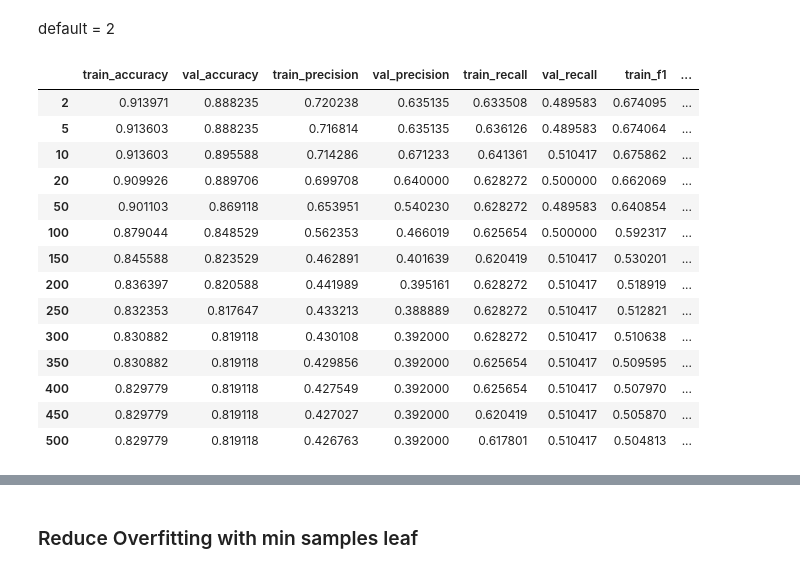
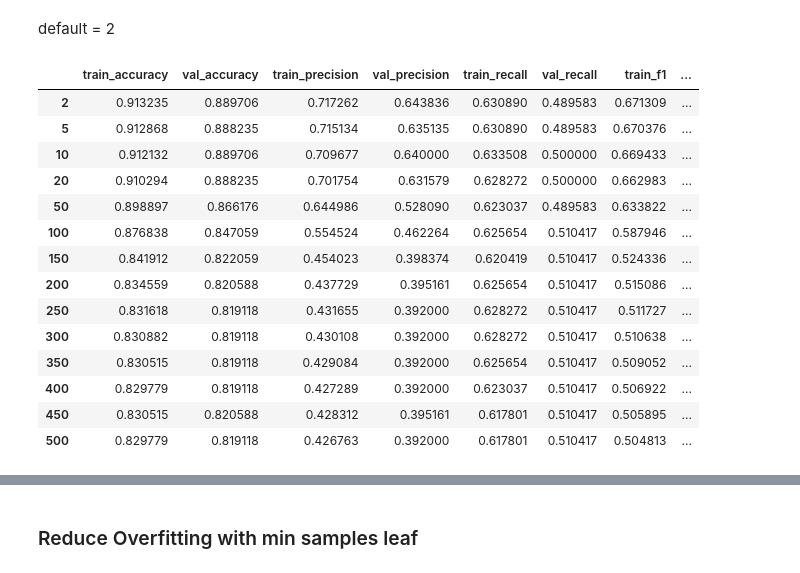
Before and after one commit to chuannarongvat/internship_c_dataset_1, a Jupyter notebook: notebooks/2.5_random-forest.ipynb, the cells around one changed output, grey strips where cells are left out. Drawn from its saved outputs; the diff is of its cells as text; code cells hidden in the pictures.

```diff
--- a/notebooks/2.5_random-forest.ipynb
+++ b/notebooks/2.5_random-forest.ipynb
@@ -836,7 +827,7 @@ val_f1 = []
 val_roc_auc = []
 
 for i in max_depth:
-    rf = RandomForestClassifier(random_state=8, class_weight='balanced', n_estimators=400, max_depth=i).fit(X_train, y_train)
+    rf = RandomForestClassifier(random_state=8, class_weight='balanced', n_estimators=500, max_depth=i).fit(X_train, y_train)
     y_train_preds = rf.predict(X_train)
     y_val_preds = rf.predict(X_val)
 
@@ -885,6 +876,6 @@ plot_performance(max_depth, 'Max Depth')
 # %% [markdown]
 #### max_depth = 5
 # %%
-rf_max_depth = RandomForestClassifier(random_state=8, class_weight='balanced', n_estimators=400, max_depth=5)
+rf_max_depth = RandomForestClassifier(random_state=8, class_weight='balanced', n_estimators=500, max_depth=5)
 rf_max_depth.fit(X_train, y_train)
 # %% [output]
@@ -921,52 +912,52 @@ val_f1 = []
 val_roc_auc = []
 
 for i in min_samples_split:
-    rf = RandomForestClassifier(random_state=8, class_weight='balanced', n_estimators=400, max_depth=5, min_samples_split=i).fit(X_train, y_train)
+    rf = RandomForestClassifier(random_state=8, class_weight='balanced', n_estimators=500, max_depth=5, min_samples_split=i).fit(X_train, y_train)
     y_train_preds = rf.predict(X_train)
     y_val_preds = rf.predict(X_val)
 
     y_train_probs = rf.predict_proba(X_train)[:, 1]
     y_val_probs = rf.predict_proba(X_val)[:, 1]
 
     train_accuracy.append(accuracy_score(y_train, y_train_preds))
     train_precision.append(precision_score(y_train, y_train_preds))
     train_recall.append(recall_score(y_train, y_train_preds))
     train_f1.append(f1_score(y_train, y_train_preds))
     train_roc_auc.append(roc_auc_score(y_train, y_train_probs))
 
     val_accuracy.append(accuracy_score(y_val, y_val_preds))
     val_precision.append(precision_score(y_val, y_val_preds))
     val_recall.append(recall_score(y_val, y_val_preds))
     val_f1.append(f1_score(y_val, y_val_preds))
     val_roc_auc.append(roc_auc_score(y_val, y_val_probs))
 
 tune_min_samples_split = pd.DataFrame({'train_accuracy': train_accuracy,
                        'val_accuracy': val_accuracy,
                        'train_precision': train_precision,
                        'val_precision': val_precision,
                        'train_recall': train_recall,
                        'val_recall': val_recall,
                        'train_f1': train_f1,
                        'val_f1': val_f1,
                        'train_roc_auc': train_roc_auc,
                        'val_roc_auc': val_roc_auc}, index=min_samples_split)
 
 tune_min_samples_split
 # %% [output]
 |  | train_accuracy | val_accuracy | train_precision | val_precision | train_recall | val_recall | train_f1 | ... |
-| 2 | 0.913971 | 0.888235 | 0.720238 | 0.635135 | 0.633508 | 0.489583 | 0.674095 | ... |
-| 5 | 0.913603 | 0.888235 | 0.716814 | 0.635135 | 0.636126 | 0.489583 | 0.674064 | ... |
-| 10 | 0.913603 | 0.895588 | 0.714286 | 0.671233 | 0.641361 | 0.510417 | 0.675862 | ... |
-| 20 | 0.909926 | 0.889706 | 0.699708 | 0.640000 | 0.628272 | 0.500000 | 0.662069 | ... |
-| 50 | 0.901103 | 0.869118 | 0.653951 | 0.540230 | 0.628272 | 0.489583 | 0.640854 | ... |
-| 100 | 0.879044 | 0.848529 | 0.562353 | 0.466019 | 0.625654 | 0.500000 | 0.592317 | ... |
-| 150 | 0.845588 | 0.823529 | 0.462891 | 0.401639 | 0.620419 | 0.510417 | 0.530201 | ... |
-| 200 | 0.836397 | 0.820588 | 0.441989 | 0.395161 | 0.628272 | 0.510417 | 0.518919 | ... |
-| 250 | 0.832353 | 0.817647 | 0.433213 | 0.388889 | 0.628272 | 0.510417 | 0.512821 | ... |
+| 2 | 0.913235 | 0.889706 | 0.717262 | 0.643836 | 0.630890 | 0.489583 | 0.671309 | ... |
+| 5 | 0.912868 | 0.888235 | 0.715134 | 0.635135 | 0.630890 | 0.489583 | 0.670376 | ... |
+| 10 | 0.912132 | 0.889706 | 0.709677 | 0.640000 | 0.633508 | 0.500000 | 0.669433 | ... |
+| 20 | 0.910294 | 0.888235 | 0.701754 | 0.631579 | 0.628272 | 0.500000 | 0.662983 | ... |
+| 50 | 0.898897 | 0.866176 | 0.644986 | 0.528090 | 0.623037 | 0.489583 | 0.633822 | ... |
+| 100 | 0.876838 | 0.847059 | 0.554524 | 0.462264 | 0.625654 | 0.510417 | 0.587946 | ... |
+| 150 | 0.841912 | 0.822059 | 0.454023 | 0.398374 | 0.620419 | 0.510417 | 0.524336 | ... |
+| 200 | 0.834559 | 0.820588 | 0.437729 | 0.395161 | 0.625654 | 0.510417 | 0.515086 | ... |
+| 250 | 0.831618 | 0.819118 | 0.431655 | 0.392000 | 0.628272 | 0.510417 | 0.511727 | ... |
 | 300 | 0.830882 | 0.819118 | 0.430108 | 0.392000 | 0.628272 | 0.510417 | 0.510638 | ... |
-| 350 | 0.830882 | 0.819118 | 0.429856 | 0.392000 | 0.625654 | 0.510417 | 0.509595 | ... |
-| 400 | 0.829779 | 0.819118 | 0.427549 | 0.392000 | 0.625654 | 0.510417 | 0.507970 | ... |
-| 450 | 0.829779 | 0.819118 | 0.427027 | 0.392000 | 0.620419 | 0.510417 | 0.505870 | ... |
+| 350 | 0.830515 | 0.819118 | 0.429084 | 0.392000 | 0.625654 | 0.510417 | 0.509052 | ... |
+| 400 | 0.829779 | 0.819118 | 0.427289 | 0.392000 | 0.623037 | 0.510417 | 0.506922 | ... |
+| 450 | 0.830515 | 0.820588 | 0.428312 | 0.395161 | 0.617801 | 0.510417 | 0.505895 | ... |
 | 500 | 0.829779 | 0.819118 | 0.426763 | 0.392000 | 0.617801 | 0.510417 | 0.504813 | ... |
 # %%
 plot_performance(min_samples_split, 'Min Samples Split')
```
Also changed, not shown: parts of 30 cells of this notebook, 19 other files.
